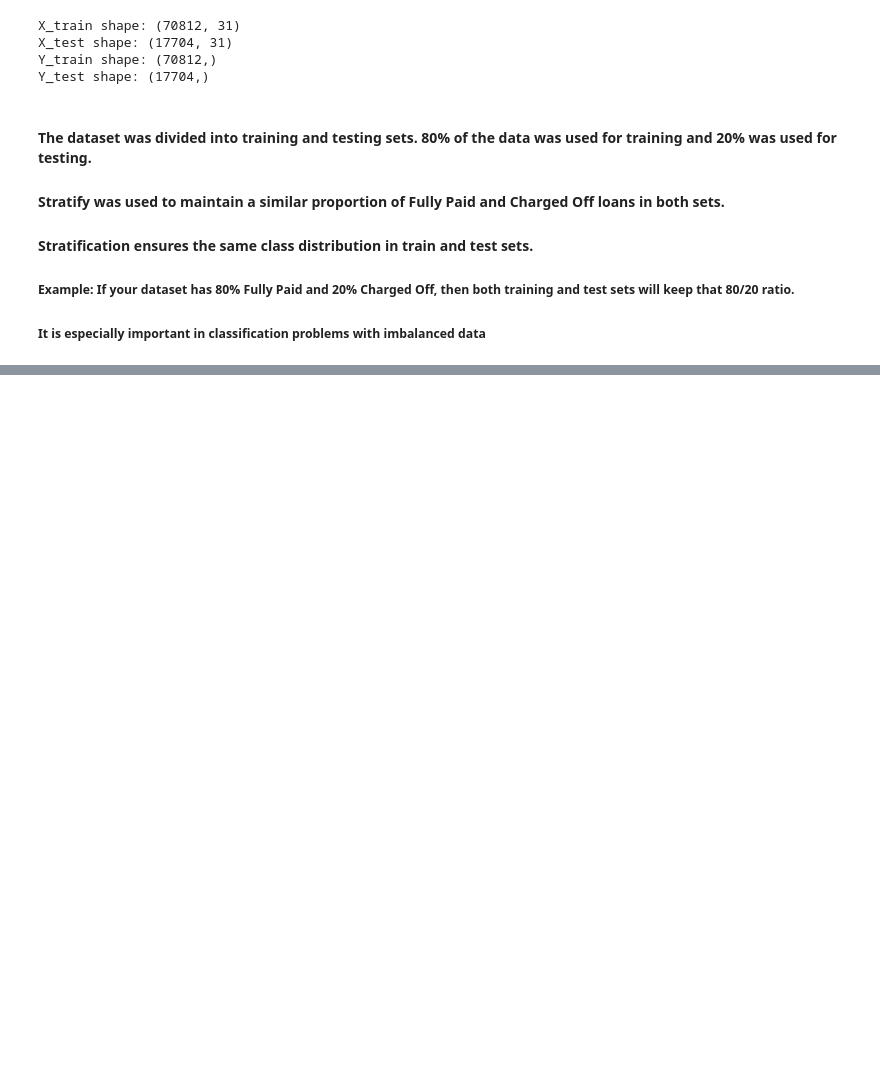
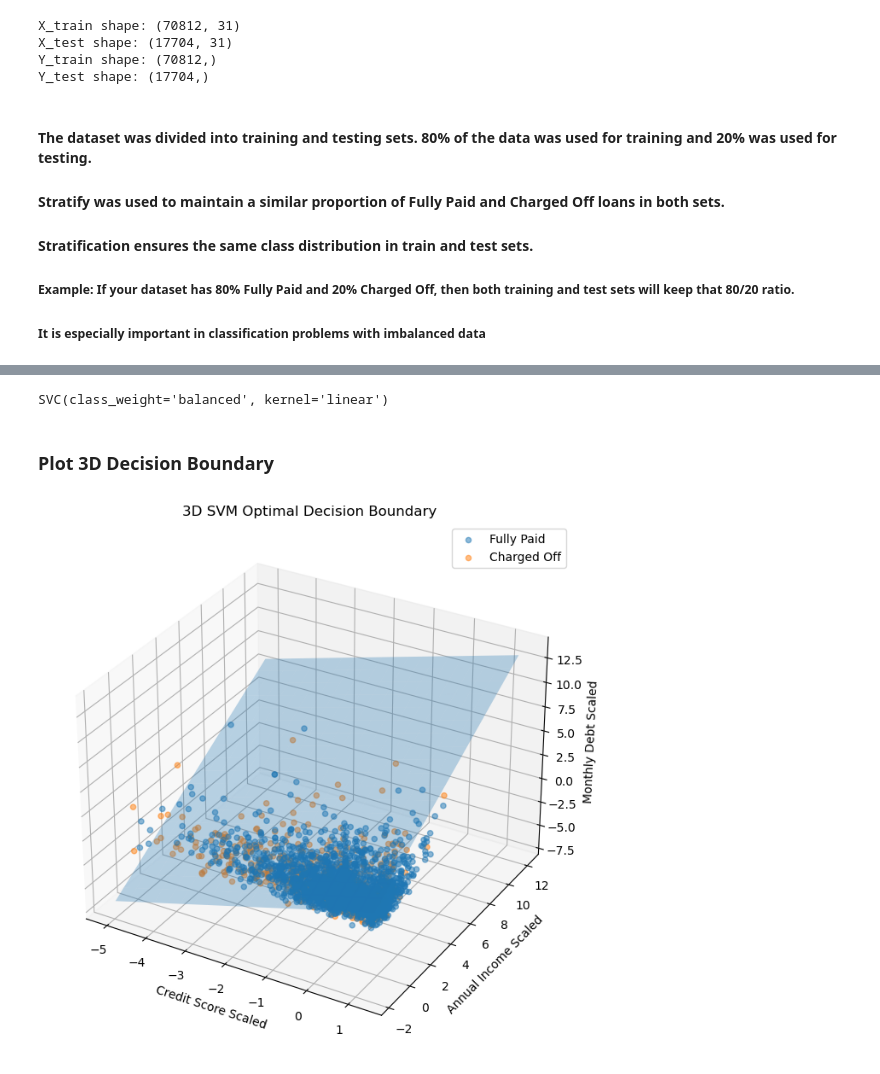
Before and after one commit to PratikG091202/credit-risk-prediction-ml, a Jupyter notebook: credit_risk_analysis.ipynb, the cells around one changed output, grey strips where cells are left out. Drawn from its saved outputs; the diff is of its cells as text; code cells hidden in the pictures; blank space fills up the shorter version.

```diff
--- a/credit_risk_analysis.ipynb
+++ b/credit_risk_analysis.ipynb
@@ -532,0 +643,6 @@ X_test_scaled = scaler.transform(X_test)
+# %%
+loan_svm_3d_model.fit(X_3d_scaled, Y_3d)
+# %% [output]
+SVC(class_weight='balanced', kernel='linear')
+# %% [markdown]
+### Plot 3D Decision Boundary
@@ -532,0 +651,45 @@ X_test_scaled = scaler.transform(X_test)
+# %%
+w = loan_svm_3d_model.coef_[0]
+b = loan_svm_3d_model.intercept_[0]
+# %%
+xx, yy = np.meshgrid(
+    np.linspace(X_3d_scaled[:, 0].min(), X_3d_scaled[:, 0].max(), 20),
+    np.linspace(X_3d_scaled[:, 1].min(), X_3d_scaled[:, 1].max(), 20)
+)
+# %%
+zz = (-w[0] * xx - w[1] * yy - b) / w[2]
+# %%
+fig = plt.figure(figsize=(10, 8))
+ax = fig.add_subplot(111, projection='3d')
+
+fully_paid = Y_3d == 0
+charged_off = Y_3d == 1
+
+ax.scatter(
+    X_3d_scaled[fully_paid, 0],
+    X_3d_scaled[fully_paid, 1],
+    X_3d_scaled[fully_paid, 2],
+    label='Fully Paid',
+    alpha=0.5
+)
+
+ax.scatter(
+    X_3d_scaled[charged_off, 0],
+    X_3d_scaled[charged_off, 1],
+    X_3d_scaled[charged_off, 2],
+    label='Charged Off',
+    alpha=0.5
+)
+
+ax.plot_surface(xx, yy, zz, alpha=0.3)
+
+ax.set_xlabel("Credit Score Scaled")
+ax.set_ylabel("Annual Income Scaled")
+ax.set_zlabel("Monthly Debt Scaled")
+
+ax.set_title("3D SVM Optimal Decision Boundary")
+ax.legend()
+
+plt.show()
+# %% [output]
+[figure, added]
```
Also changed, not shown: parts of 46 cells of this notebook.
